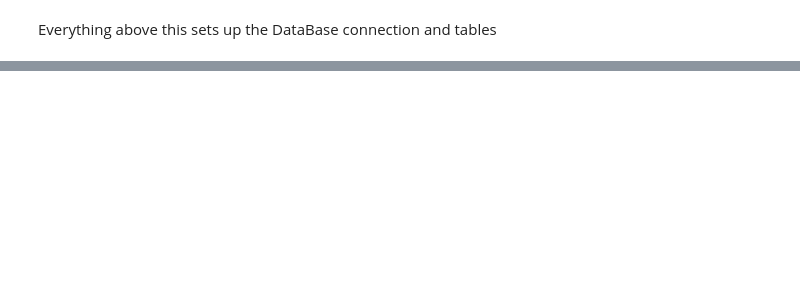
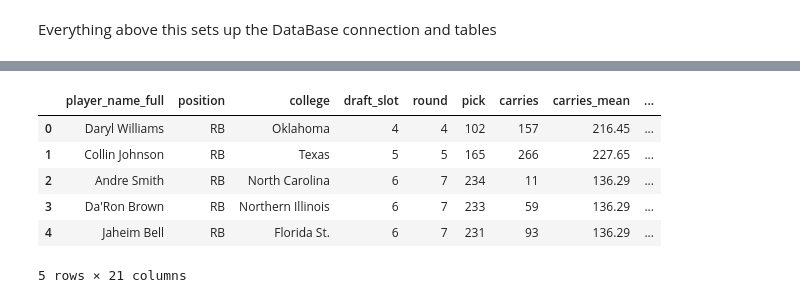
Before and after one commit to eauy27/STA141B-Group-26, a Jupyter notebook: SQL_NFLdata.ipynb, the cells around one changed output, grey strips where cells are left out. Cells and saved outputs as stored; diff of their text form; code cells hidden in the pictures; blank space fills up the shorter version.

```diff
--- a/SQL_NFLdata.ipynb
+++ b/SQL_NFLdata.ipynb
@@ -38,0 +125,46 @@ clean_table = pd.read_sql(query,db)
+# %%
+# RB
+query_RB = """
+SELECT
+    t.player_name_full,
+    t.position,
+    t.college,
+    t.draft_slot,
+    t.round,
+    t.pick,
+
+    t.carries,
+    a.carries_mean,
+    t.carries - a.carries_mean AS carries_diff,
+
+    t.rushing_yards,
+    a.rushing_yards_mean,
+    t.rushing_yards - a.rushing_yards_mean AS rushing_yards_diff,
+
+    t.rushing_tds,
+    a.rushing_tds_mean,
+    t.rushing_tds - a.rushing_tds_mean AS rushing_tds_diff,
+
+    t.receptions,
+    a.receptions_mean,
+    t.receptions - a.receptions_mean AS receptions_diff,
+
+    t.targets,
+    a.targets_mean,
+    t.targets - a.targets_mean AS targets_diff
+
+FROM TOT_RB t
+JOIN AVG_RB a
+ON t.draft_slot = a.draft_slot
+"""
+
+df_rb = pd.read_sql(query_RB, db)
+df_rb.head()
+# %% [output]
+|  | player_name_full | position | college | draft_slot | round | pick | carries | carries_mean | ... |
+| 0 | Daryl Williams | RB | Oklahoma | 4 | 4 | 102 | 157 | 216.45 | ... |
+| 1 | Collin Johnson | RB | Texas | 5 | 5 | 165 | 266 | 227.65 | ... |
+| 2 | Andre Smith | RB | North Carolina | 6 | 7 | 234 | 11 | 136.29 | ... |
+| 3 | Da'Ron Brown | RB | Northern Illinois | 6 | 7 | 233 | 59 | 136.29 | ... |
+| 4 | Jaheim Bell | RB | Florida St. | 6 | 7 | 231 | 93 | 136.29 | ... |
+5 rows × 21 columns
```
Also changed, not shown: parts of 7 cells of this notebook.
